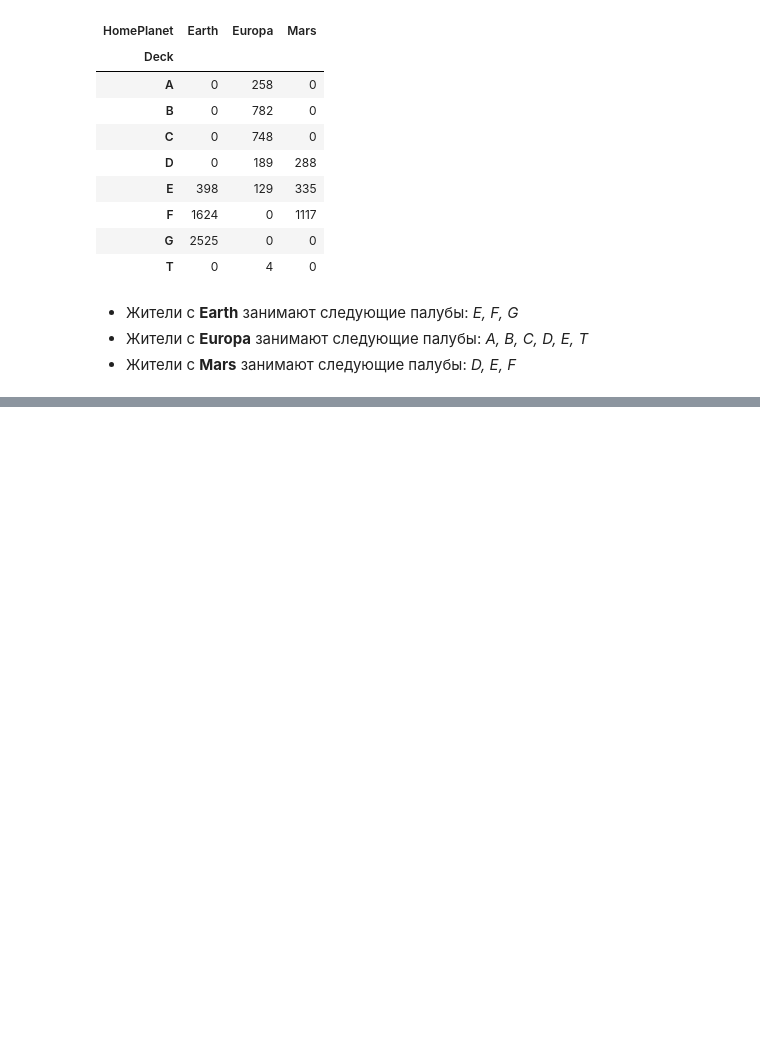
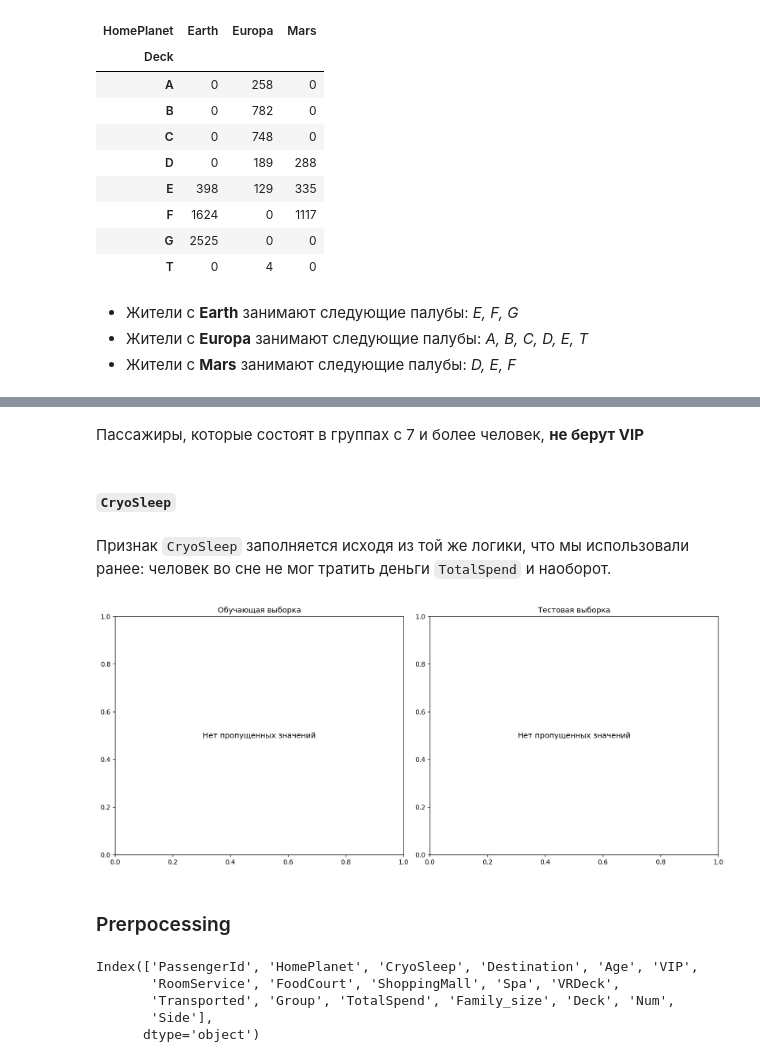
Before and after one commit to MoyMarMois/Spaceship-Titanic, a Jupyter notebook: src/Spaceship.ipynb, the cells around one changed output, grey strips where cells are left out. Saved outputs shown, nothing was run; the diff lists cells and outputs as text; code cells hidden in the pictures; blank space fills up the shorter version.

```diff
--- a/src/Spaceship.ipynb
+++ b/src/Spaceship.ipynb
@@ -388,0 +499,2 @@ for df in [df_train, df_test]:
+# %% [markdown]
+Пассажиры, которые состоят в группах с 7 и более человек, **не берут VIP**
@@ -388,0 +508,4 @@ for df in [df_train, df_test]:
+# %% [markdown]
+#### `CryoSleep`
+# %% [markdown]
+Признак `CryoSleep` заполняется исходя из той же логики, что мы использовали ранее: человек во сне не мог тратить деньги `TotalSpend` и наоборот.
@@ -388,0 +516,14 @@ for df in [df_train, df_test]:
+# %%
+show_missing_data(df_train, df_test)
+# %% [output]
+[figure, added]
+# %% [markdown]
+### Prerpocessing
+# %%
+df_train.columns
+# %% [output]
+Index(['PassengerId', 'HomePlanet', 'CryoSleep', 'Destination', 'Age', 'VIP',
+       'RoomService', 'FoodCourt', 'ShoppingMall', 'Spa', 'VRDeck',
+       'Transported', 'Group', 'TotalSpend', 'Family_size', 'Deck', 'Num',
+       'Side'],
+      dtype='object')
```
Also changed, not shown: parts of 29 cells of this notebook.
